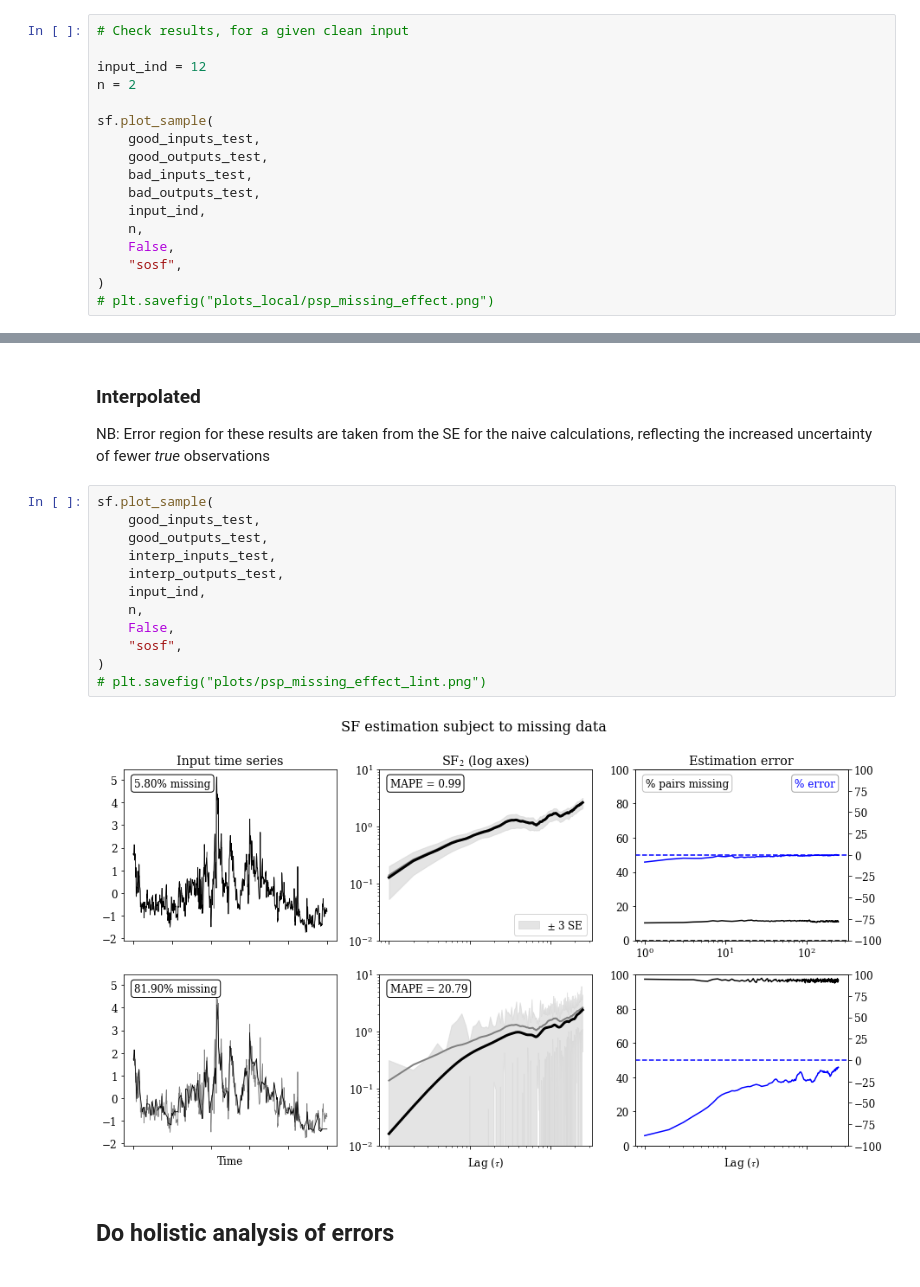
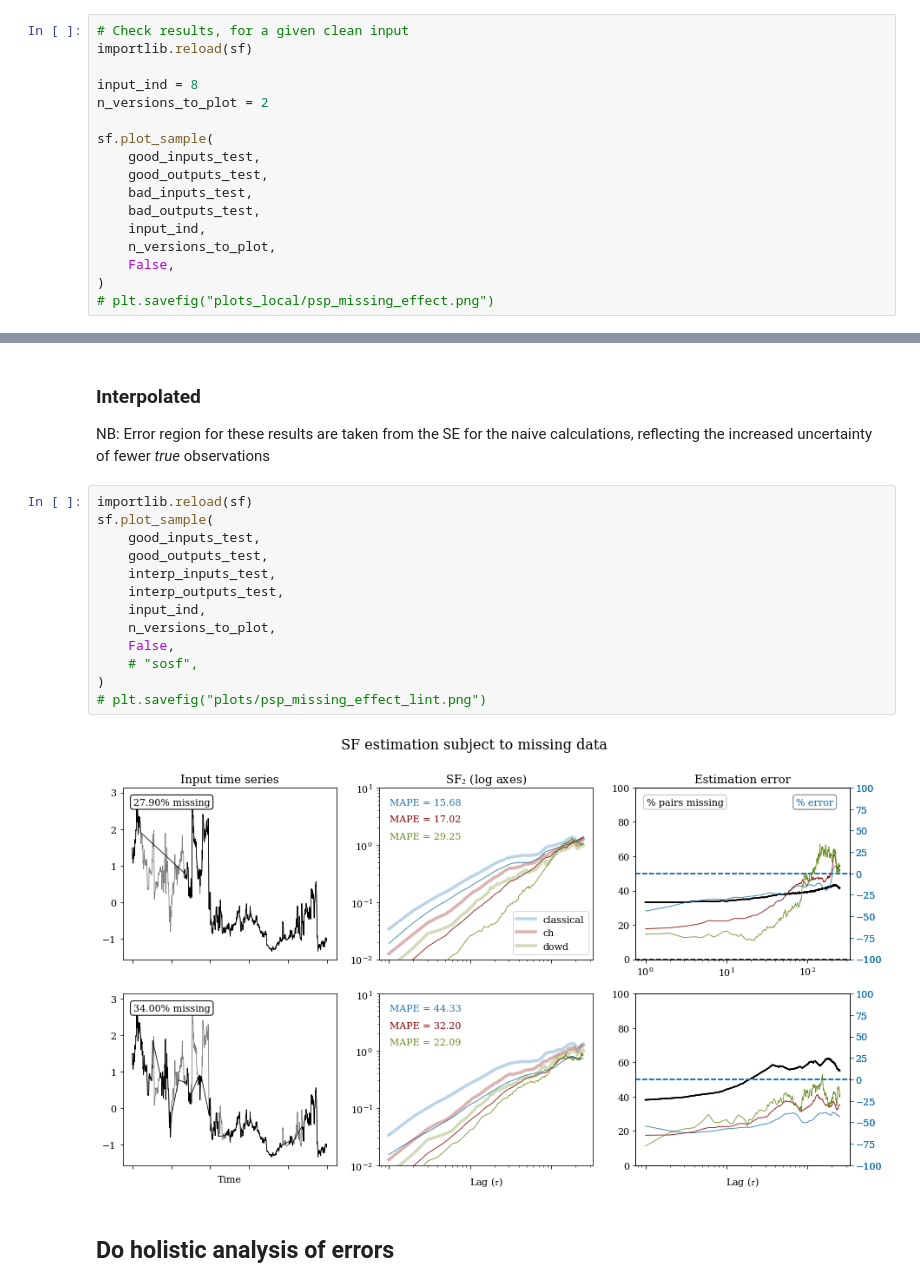
Before and after one commit to daniel-wrench/time_series_analysis, a Jupyter notebook: sf_funcs_demo.ipynb, the cells around one changed output, grey strips where cells are left out. Saved outputs shown, nothing was run; the diff lists cells and outputs as text.

```diff
--- a/sf_funcs_demo.ipynb
+++ b/sf_funcs_demo.ipynb
@@ -414,8 +293,9 @@ importlib.reload(sf)
 # %%
 # Check results, for a given clean input
+importlib.reload(sf)
 
-input_ind = 12
-n = 2
+input_ind = 8
+n_versions_to_plot = 2
 
 sf.plot_sample(
     good_inputs_test,
@@ -423,9 +303,8 @@ sf.plot_sample(
     bad_inputs_test,
     bad_outputs_test,
     input_ind,
-    n,
+    n_versions_to_plot,
     False,
-    "sosf",
 )
 # plt.savefig("plots_local/psp_missing_effect.png")
 # %% [output]
@@ -434,19 +313,20 @@ sf.plot_sample(
 ### Interpolated
 NB: Error region for these results are taken from the SE for the naive calculations, reflecting the increased uncertainty of fewer *true* observations
 # %%
+importlib.reload(sf)
 sf.plot_sample(
     good_inputs_test,
     good_outputs_test,
     interp_inputs_test,
     interp_outputs_test,
     input_ind,
-    n,
+    n_versions_to_plot,
     False,
-    "sosf",
+    # "sosf",
 )
 # plt.savefig("plots/psp_missing_effect_lint.png")
 # %% [output]
-[figure, old version]
+[figure, new version]
 # %% [markdown]
 ## Do holistic analysis of errors
 # %%
```
Also changed, not shown: parts of 34 cells of this notebook, 3 other files.
